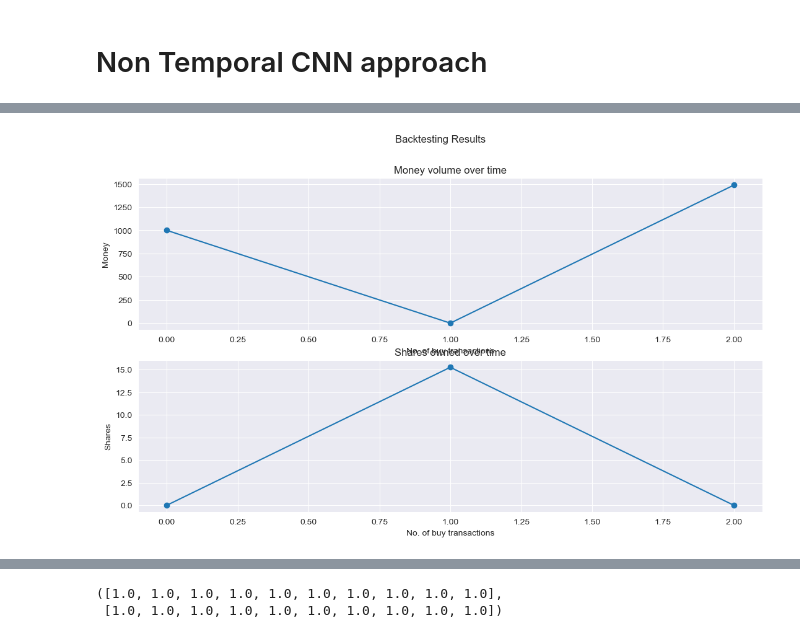
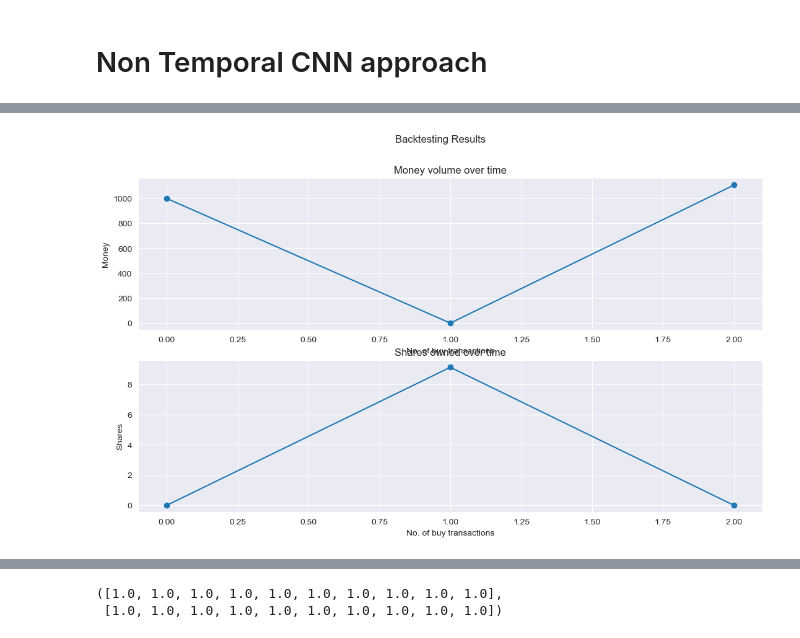
Before and after one commit to georgeharris96/HighFrequencyTrading, a Jupyter notebook: notebooks/NonTemporalCNN.ipynb, the cells around one changed output, grey strips where cells are left out. Saved outputs shown, nothing was run; the diff lists cells and outputs as text; code cells hidden in the pictures.

Commit message:
Retrained model 1 with shuffled tensors and used correct test data for backtesting

```diff
--- a/notebooks/NonTemporalCNN.ipynb
+++ b/notebooks/NonTemporalCNN.ipynb
@@ -62,6 +62,25 @@ nvda_train_X, nvda_train_y = prep.shuffle_tensors(nvda_train_X, nvda_train_y)
 ibm_train_X, ibm_val_X, ibm_train_y, ibm_val_y = ibm_train_X[:-858], ibm_train_X[-858:], ibm_train_y[:-858], ibm_train_y[-858:]
 msft_train_X, msft_val_X, msft_train_y, msft_val_y = msft_train_X[:-858], msft_train_X[-858:], msft_train_y[:-858], msft_train_y[-858:]
 nvda_train_X, nvda_val_X, nvda_train_y, nvda_val_y = nvda_train_X[:-858], nvda_train_X[-858:], nvda_train_y[:-858], nvda_train_y[-858:]
+
+# TODO Clean test data
+ibm_test_X, ibm_test_y = prep.nonTemporalTransform(
+    ibm_test.drop(columns=['target']),
+    ibm_test['target'],
+    window_size=window
+)
+
+msft_test_X, msft_test_y = prep.nonTemporalTransform(
+    msft_test.drop(columns=['target']),
+    msft_test['target'],
+    window_size=window
+)
+
+nvda_test_X, nvda_test_y = prep.nonTemporalTransform(
+    nvda_test.drop(columns=['target']),
+    nvda_test['target'],
+    window_size=window
+)
 # %%
 # 1. Create the model
 model_1 = tf.keras.models.Sequential(
@@ -119,14 +138,14 @@ Epoch 100/100
 # %%
 # Define assets
 assets = tst.Assets(money=1000)
 
 # Run testing run
-predictions = tst.testing_run(assets=assets, model=model_1, test_data=ibm_train_X) # TODO Use correct test data
+predictions = tst.testing_run(assets=assets, model=model_1, test_data=ibm_test_X)
 
 # Plot testing results
 tst.plot_testing_run(assets)
 # %% [output]
-[figure, old version]
+[figure, new version]
 # %%
 assets.get_history()
 # %% [output]
```
Also changed, not shown: parts of 5 cells of this notebook.
